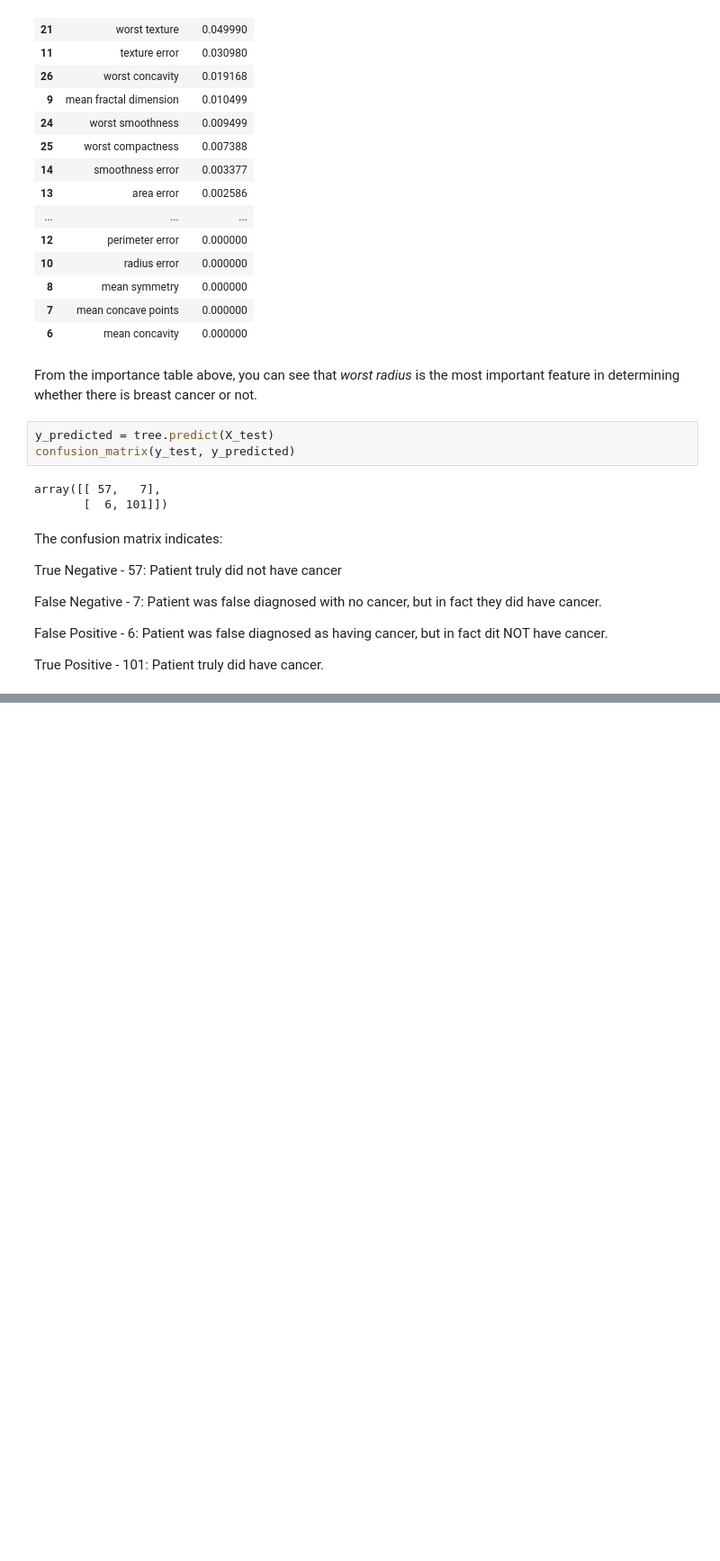
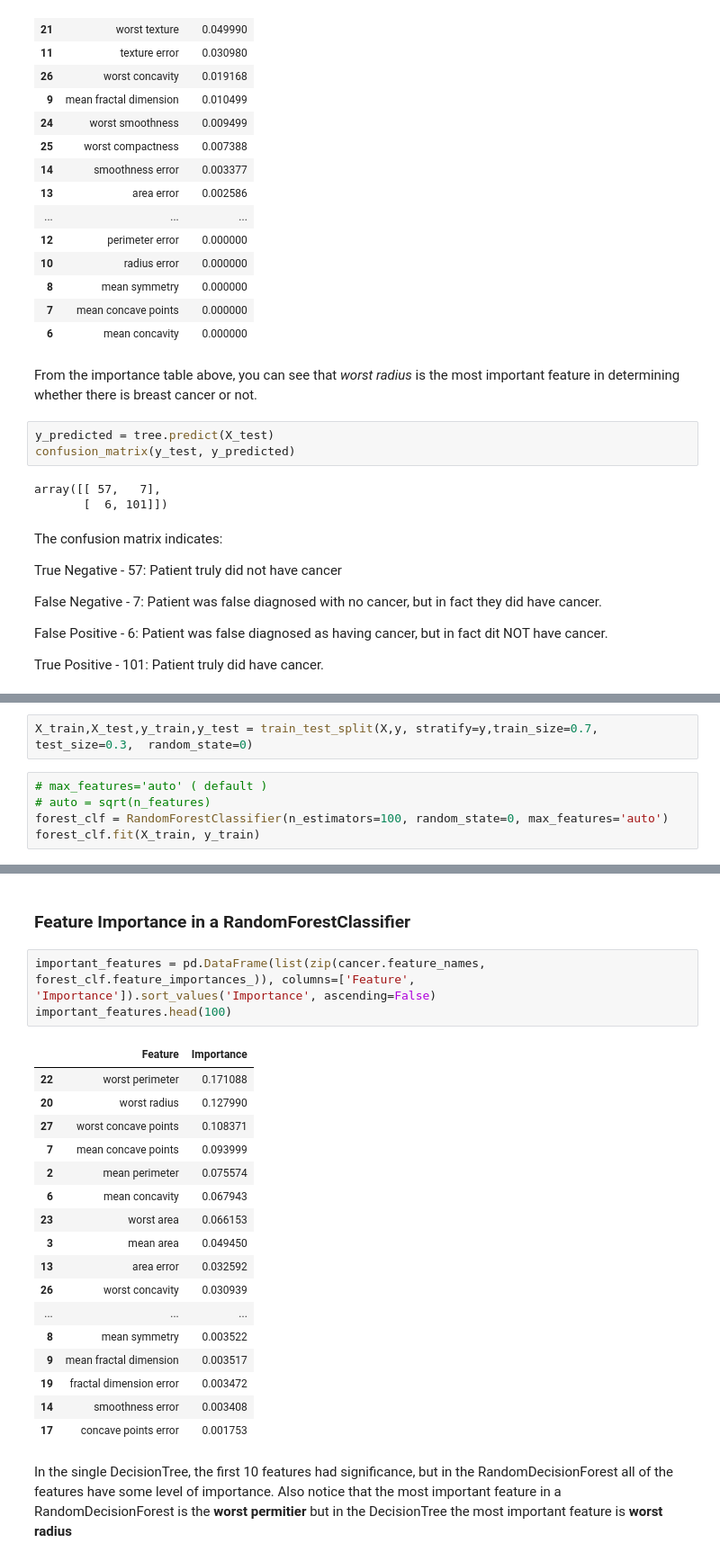
Before and after one commit to youngsoul/jupyterworkspace, a Jupyter notebook: decision-trees-forests/Breast Cancer Decision Tree.ipynb, the cells around one changed output, grey strips where cells are left out. Shown at 90% size. Saved outputs shown, nothing was run; the diff lists cells and outputs as text; blank space fills up the shorter version.

Commit message:
added section on ensemble trees

```diff
--- a/decision-trees-forests/Breast Cancer Decision Tree.ipynb
+++ b/decision-trees-forests/Breast Cancer Decision Tree.ipynb
@@ -172,0 +203,7 @@ True Positive - 101: Patient truly did have cancer.
+# %%
+X_train,X_test,y_train,y_test = train_test_split(X,y, stratify=y,train_size=0.7, test_size=0.3,  random_state=0)
+# %%
+# max_features='auto' ( default )
+# auto = sqrt(n_features)
+forest_clf = RandomForestClassifier(n_estimators=100, random_state=0, max_features='auto')
+forest_clf.fit(X_train, y_train)
@@ -172,0 +225,25 @@ True Positive - 101: Patient truly did have cancer.
+# %% [markdown]
+### Feature Importance in a RandomForestClassifier
+# %%
+important_features = pd.DataFrame(list(zip(cancer.feature_names, forest_clf.feature_importances_)), columns=['Feature', 'Importance']).sort_values('Importance', ascending=False)
+important_features.head(100)
+# %% [output]
+|  | Feature | Importance |
+| 22 | worst perimeter | 0.171088 |
+| 20 | worst radius | 0.127990 |
+| 27 | worst concave points | 0.108371 |
+| 7 | mean concave points | 0.093999 |
+| 2 | mean perimeter | 0.075574 |
+| 6 | mean concavity | 0.067943 |
+| 23 | worst area | 0.066153 |
+| 3 | mean area | 0.049450 |
+| 13 | area error | 0.032592 |
+| 26 | worst concavity | 0.030939 |
+| ... | ... | ... |
+| 8 | mean symmetry | 0.003522 |
+| 9 | mean fractal dimension | 0.003517 |
+| 19 | fractal dimension error | 0.003472 |
+| 14 | smoothness error | 0.003408 |
+| 17 | concave points error | 0.001753 |
+# %% [markdown]
+In the single DecisionTree, the first 10 features had significance, but in the RandomDecisionForest all of the features have some level of importance.  Also notice that the most important feature in a RandomDecisionForest is the **worst permitier** but in the DecisionTree the most important feature is **worst radius**
```
Also changed, not shown: parts of 12 cells of this notebook.
